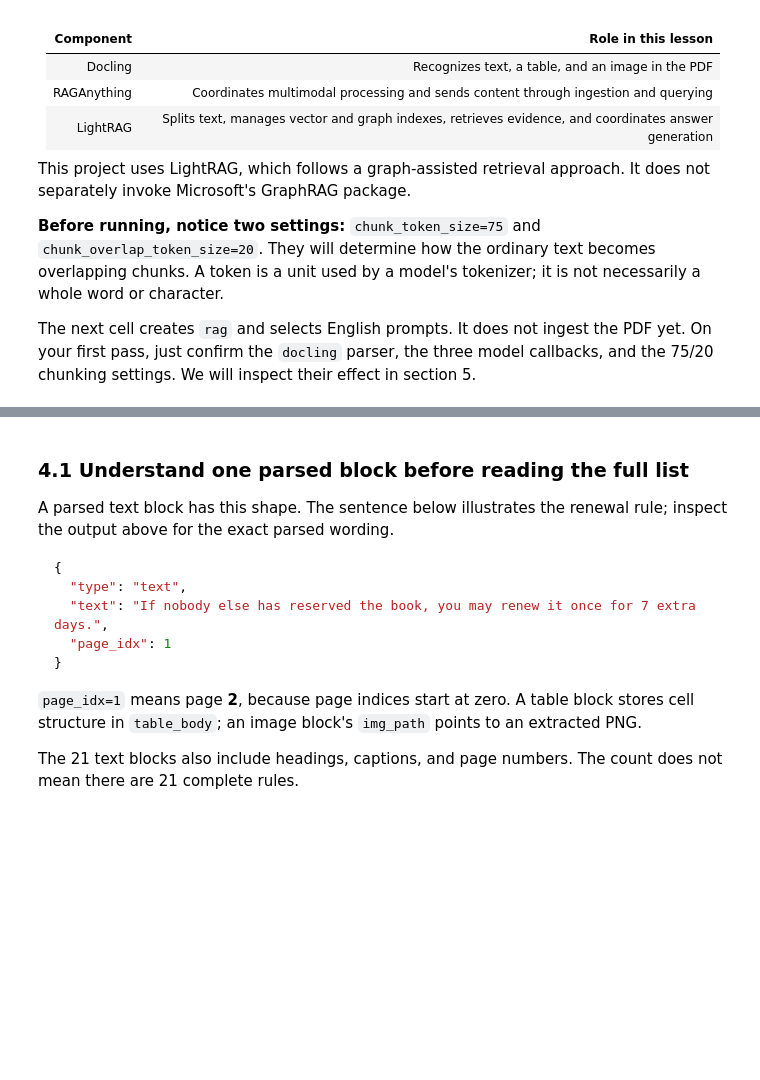
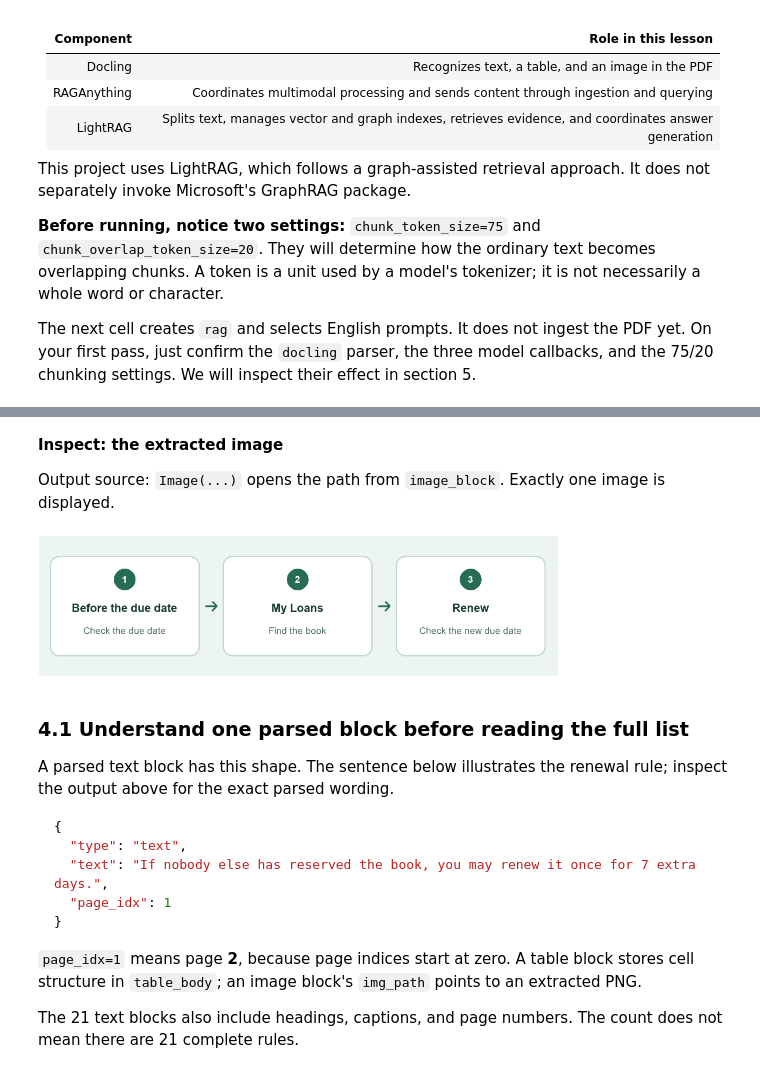
Before and after one commit to WainingCeoi/rag_anything_playground, a Jupyter notebook: src/rag_anything_walkthrough.ipynb, the cells around one changed output, grey strips where cells are left out. Cells and saved outputs as stored; diff of their text form; code cells hidden in the pictures; blank space fills up the shorter version.

```diff
--- a/src/rag_anything_walkthrough.ipynb
+++ b/src/rag_anything_walkthrough.ipynb
@@ -103,0 +113,10 @@ Text: gpt-6-luna, vision: gpt-6-luna, embedding: text-embedding-3-small (1536 di
+# %%
+from dotenv import load_dotenv
+
+load_dotenv(project_dir / "src/.env")
+api_key = os.getenv("OPENAI_API_KEY")
+base_url = os.getenv("OPENAI_BASE_URL")
+llm_model = os.getenv("LLM_MODEL")
+vision_model = os.getenv("VISION_MODEL")
+embedding_model = os.getenv("EMBEDDING_MODEL")
+embedding_dim = int(os.environ["EMBEDDING_DIM"])
@@ -271,13 +354,3 @@ flowchart LR
 2. The original text describing when a book can be renewed, and its `page_idx`.
 
 The PDF has a text layer, so OCR is disabled. On its first run, Docling may still download local layout or table-recognition models. This example has no equations. In a document containing equations, any `equation` blocks recognized by the parser can enter the later multimodal processing stage.
-# %%
-content_list, doc_id = await rag.parse_document(str(pdf_path), allow_ocr=False)
-
-print(f"doc_id = {doc_id}")
-display(dict(Counter(block["type"] for block in content_list)))
-
-for block in content_list:
-    display(block)
-    if block["type"] == "image":
-        display(Image(filename=block["img_path"], width=520))
@@ -328,0 +361,3 @@ doc_id = doc-501ac0a4b56d2d98331eb3d9164f0dfd
+# %%
+with capture_output():
+    content_list, doc_id = await rag.parse_document(str(pdf_path), allow_ocr=False)
@@ -328,0 +395,3 @@ doc_id = doc-501ac0a4b56d2d98331eb3d9164f0dfd
+# %%
+image_block = next((block for block in content_list if block["type"] == "image"), None)
+display(image_block if image_block else "No image block was parsed.")
@@ -329,3 +404,11 @@ doc_id = doc-501ac0a4b56d2d98331eb3d9164f0dfd
+# %% [markdown]
+**Inspect: the extracted image**
+
+Output source: `Image(...)` opens the path from `image_block`. Exactly one image is displayed.
+# %%
+display(Image(filename=image_block["img_path"], width=520) if image_block else "No image to display.")
+# %% [output]
+[figure, added]
 # %% [markdown]
 ### 4.1 Understand one parsed block before reading the full list
 
```
Also changed, not shown: parts of 201 cells of this notebook, 4 other files.
